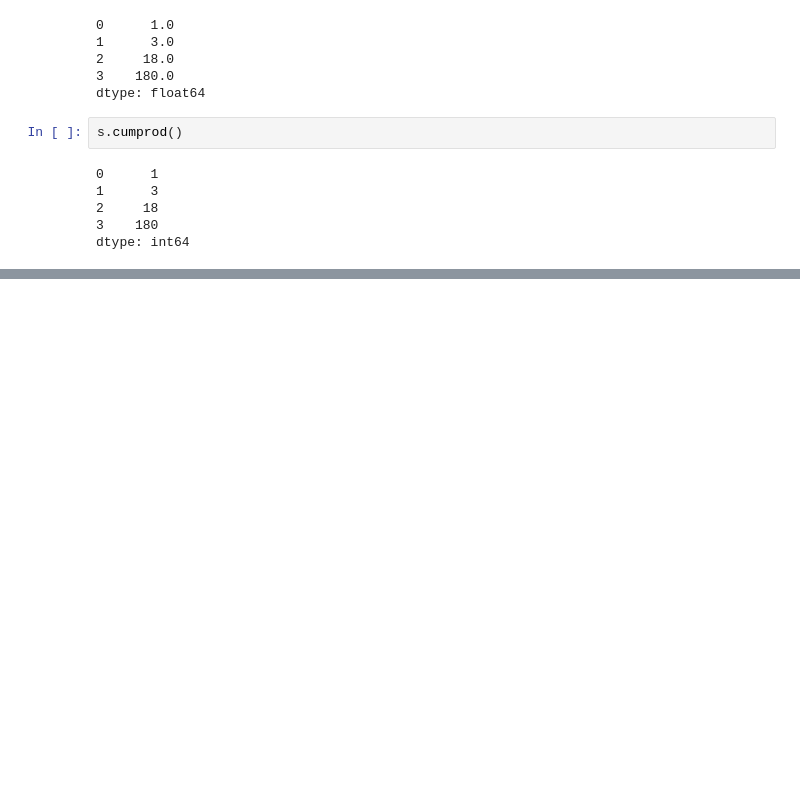
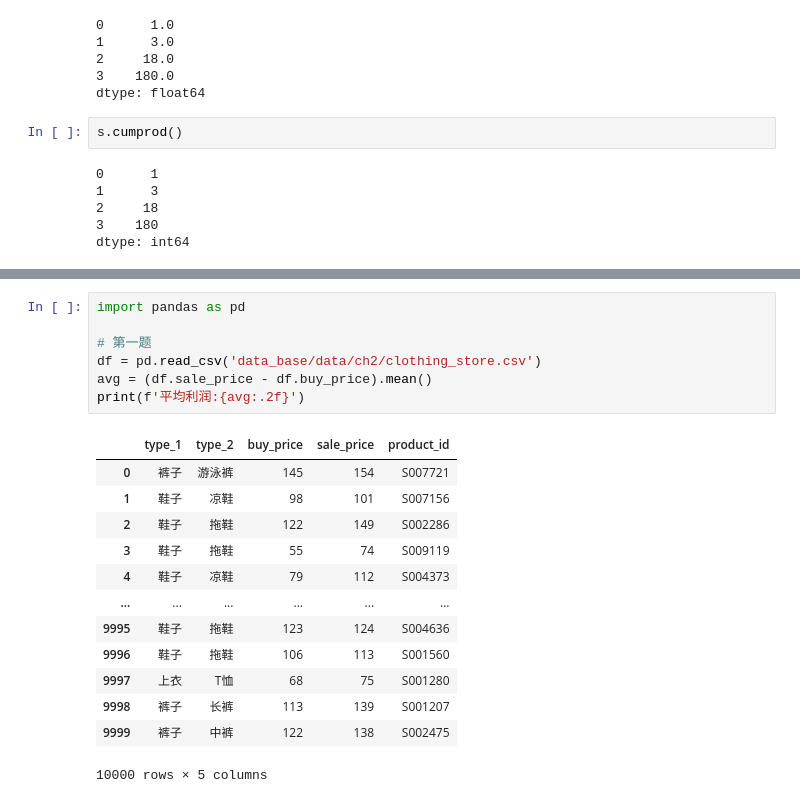
Before and after one commit to jefferyhe2025/python_learning, a Jupyter notebook: pandas/pandas_base.ipynb, the cells around one changed output, grey strips where cells are left out. Cells and saved outputs as stored; diff of their text form; blank space fills up the shorter version.

Commit message:
Pandas第二章章末检测题

```diff
--- a/pandas/pandas_base.ipynb
+++ b/pandas/pandas_base.ipynb
@@ -806,0 +819,21 @@ dtype: int64
+# %%
+import pandas as pd
+
+# 第一题
+df = pd.read_csv('data_base/data/ch2/clothing_store.csv')
+avg = (df.sale_price - df.buy_price).mean()
+print(f'平均利润:{avg:.2f}')
+# %% [output]
+|  | type_1 | type_2 | buy_price | sale_price | product_id |
+| 0 | 裤子 | 游泳裤 | 145 | 154 | S007721 |
+| 1 | 鞋子 | 凉鞋 | 98 | 101 | S007156 |
+| 2 | 鞋子 | 拖鞋 | 122 | 149 | S002286 |
+| 3 | 鞋子 | 拖鞋 | 55 | 74 | S009119 |
+| 4 | 鞋子 | 凉鞋 | 79 | 112 | S004373 |
+| ... | ... | ... | ... | ... | ... |
+| 9995 | 鞋子 | 拖鞋 | 123 | 124 | S004636 |
+| 9996 | 鞋子 | 拖鞋 | 106 | 113 | S001560 |
+| 9997 | 上衣 | T恤 | 68 | 75 | S001280 |
+| 9998 | 裤子 | 长裤 | 113 | 139 | S001207 |
+| 9999 | 裤子 | 中裤 | 122 | 138 | S002475 |
+10000 rows × 5 columns
```
Also changed, not shown: parts of 10 cells of this notebook.
